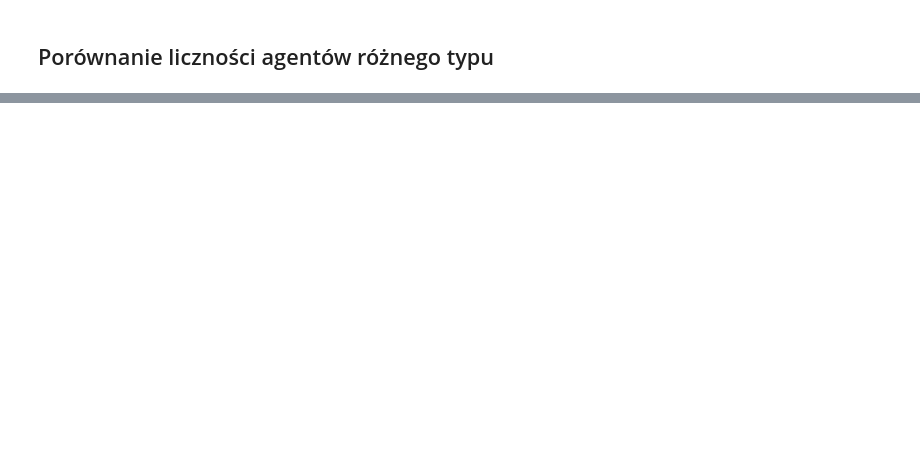
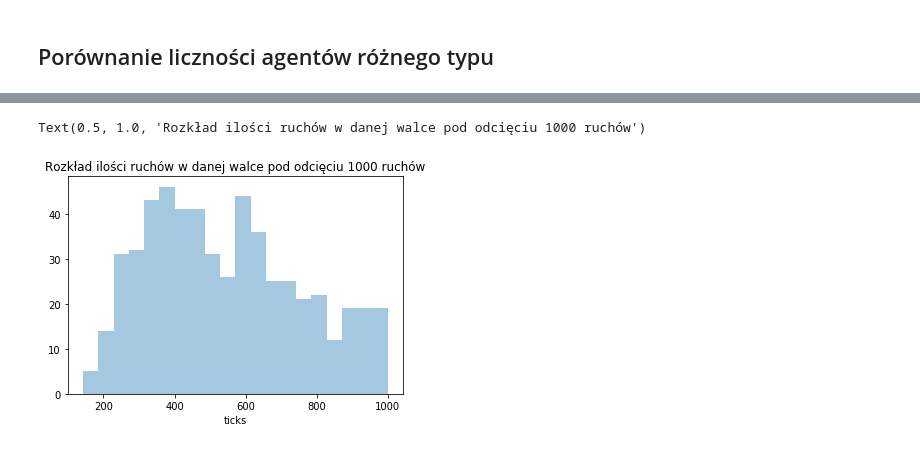
Before and after one commit to INFJakZda/Battlefield-Evaluation, a Jupyter notebook: evaluate_results.ipynb, the cells around one changed output, grey strips where cells are left out. Cells and saved outputs as stored; diff of their text form; code cells hidden in the pictures; blank space fills up the shorter version.

```diff
--- a/evaluate_results.ipynb
+++ b/evaluate_results.ipynb
@@ -64,0 +169,5 @@ data
+# %%
+sns.distplot(battle_summaries[battle_summaries['ticks'] < 1000]['ticks'], kde=False, bins=20).set_title("Rozkład ilości ruchów w danej walce pod odcięciu 1000 ruchów")
+# %% [output]
+Text(0.5, 1.0, 'Rozkład ilości ruchów w danej walce pod odcięciu 1000 ruchów')
+[figure, added]
```
Also changed, not shown: parts of 9 cells of this notebook.
